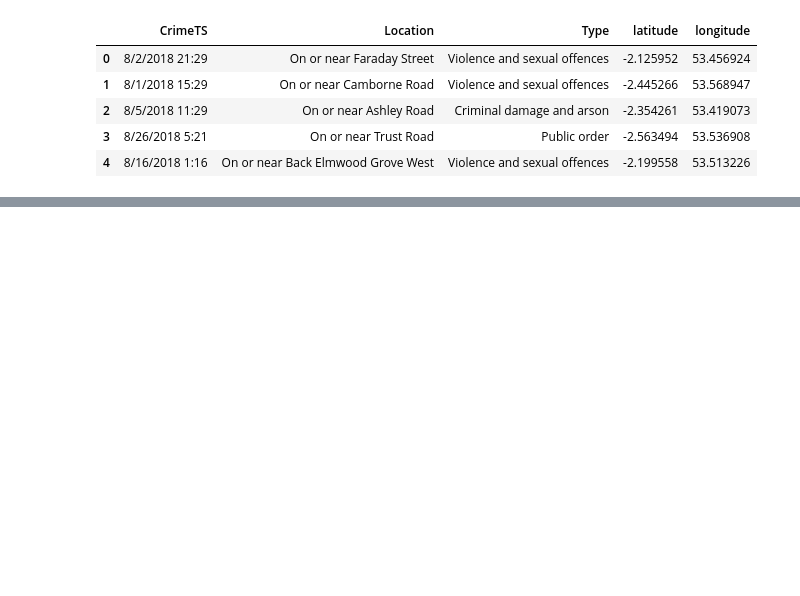
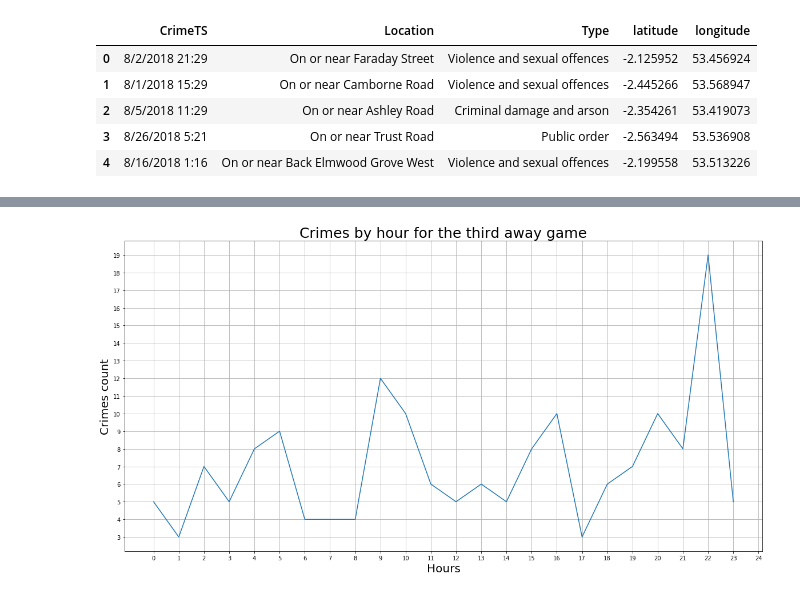
Before and after one commit to chienyuanhung/Project-1---EPL, a Jupyter notebook: Manchester_EPL.ipynb, the cells around one changed output, grey strips where cells are left out. Cells and saved outputs as stored; diff of their text form; code cells hidden in the pictures; blank space fills up the shorter version.

```diff
--- a/Manchester_EPL.ipynb
+++ b/Manchester_EPL.ipynb
@@ -609,0 +611,14 @@ plt.plot(group_by_hour)
+# %%
+fig = plt.figure()
+fig.set_size_inches((20, 10))
+plt.plot(group_by_third_hour)
+
+plt.xticks(np.arange(0, 25, 1))
+plt.yticks(np.arange(3, 20, 1))
+
+plt.title("Crimes by hour for the third away game", fontsize = 25)
+plt.xlabel("Hours", fontsize = 20)
+plt.ylabel("Crimes count", fontsize = 20)
+plt.grid()
+# %% [output]
+[figure, added]
```
Also changed, not shown: parts of 15 cells of this notebook.
